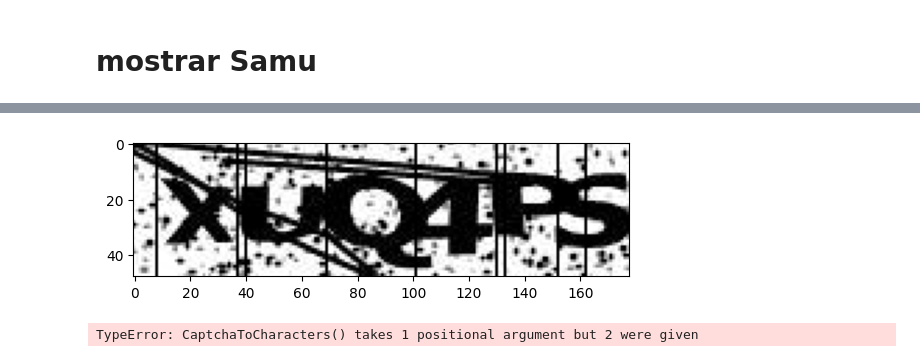
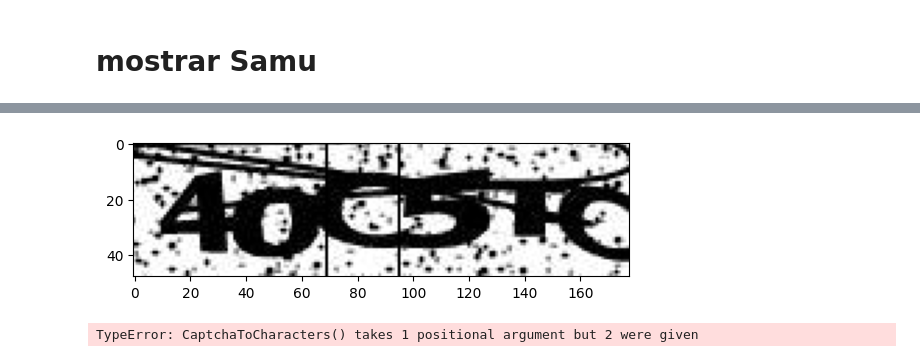
Before and after one commit to Samuel-Brisio/ufmg_icv_classificador, a Jupyter notebook: classificador_hog.ipynb, the cells around one changed output, grey strips where cells are left out. Cells and saved outputs as stored; diff of their text form; code cells hidden in the pictures.

```diff
--- a/classificador_hog.ipynb
+++ b/classificador_hog.ipynb
@@ -318,27 +320,28 @@ array([0.93 , 0.9  , 0.9  , 0.892, 0.908, 0.898])
 # %%
-captcha = cv.imread('./CAPTCHA-10k/validacao/008010.jpg', cv.IMREAD_GRAYSCALE)
+captcha = cv.imread('./CAPTCHA-10k/validacao/008016.jpg', cv.IMREAD_GRAYSCALE)
 magnitude, angle = gradient(captcha)
 
 a = captcha[1:-1, 1:-1]
-a[:, 8] = 0
-a[:, 40] = 0
+# a[:, 8] = 0
+# a[:, 40] = 0
 
-a[:, 37] = 0
+# a[:, 37] = 0
 a[:, 69] = 0
-a[:, 101] = 0
-a[:, 133] = 0
+a[:, 95] = 0
+# a[:, 100] = 0
 
-a[:, 130] = 0
-a[:, 162] = 0
+# a[:, 125] = 0
+# a[:, 130] = 0
 
-a[:, 152] = 0
+# a[:, 153] = 0
+# a[:, 155] = 0
 
 
 
 plt.imshow(a, cmap='gray')
 plt.show()
 # %% [output]
-[figure, old version]
+[figure, new version]
 # %%
 
 
```
Also changed, not shown: parts of 5 cells of this notebook, 1 other file.
